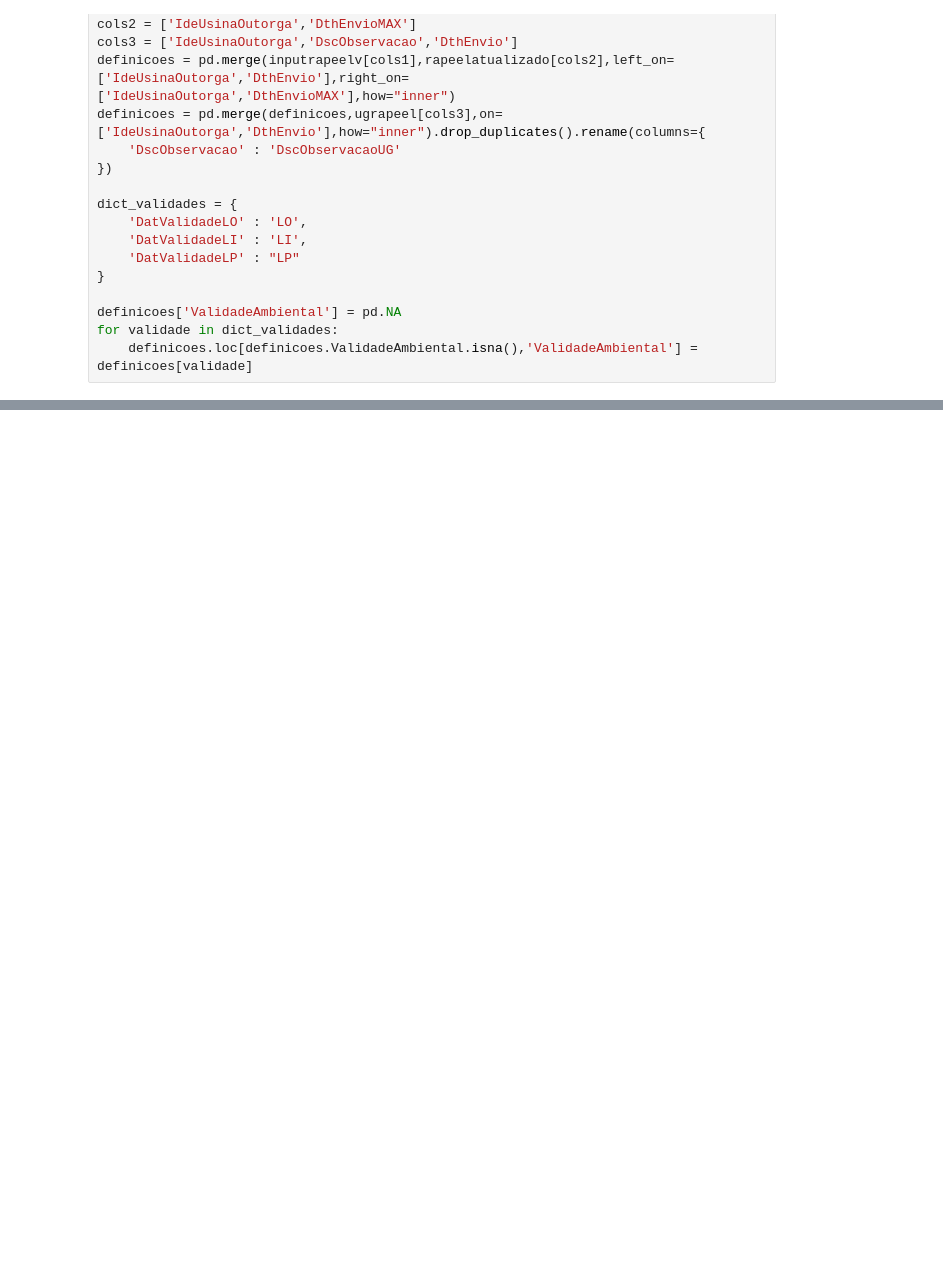
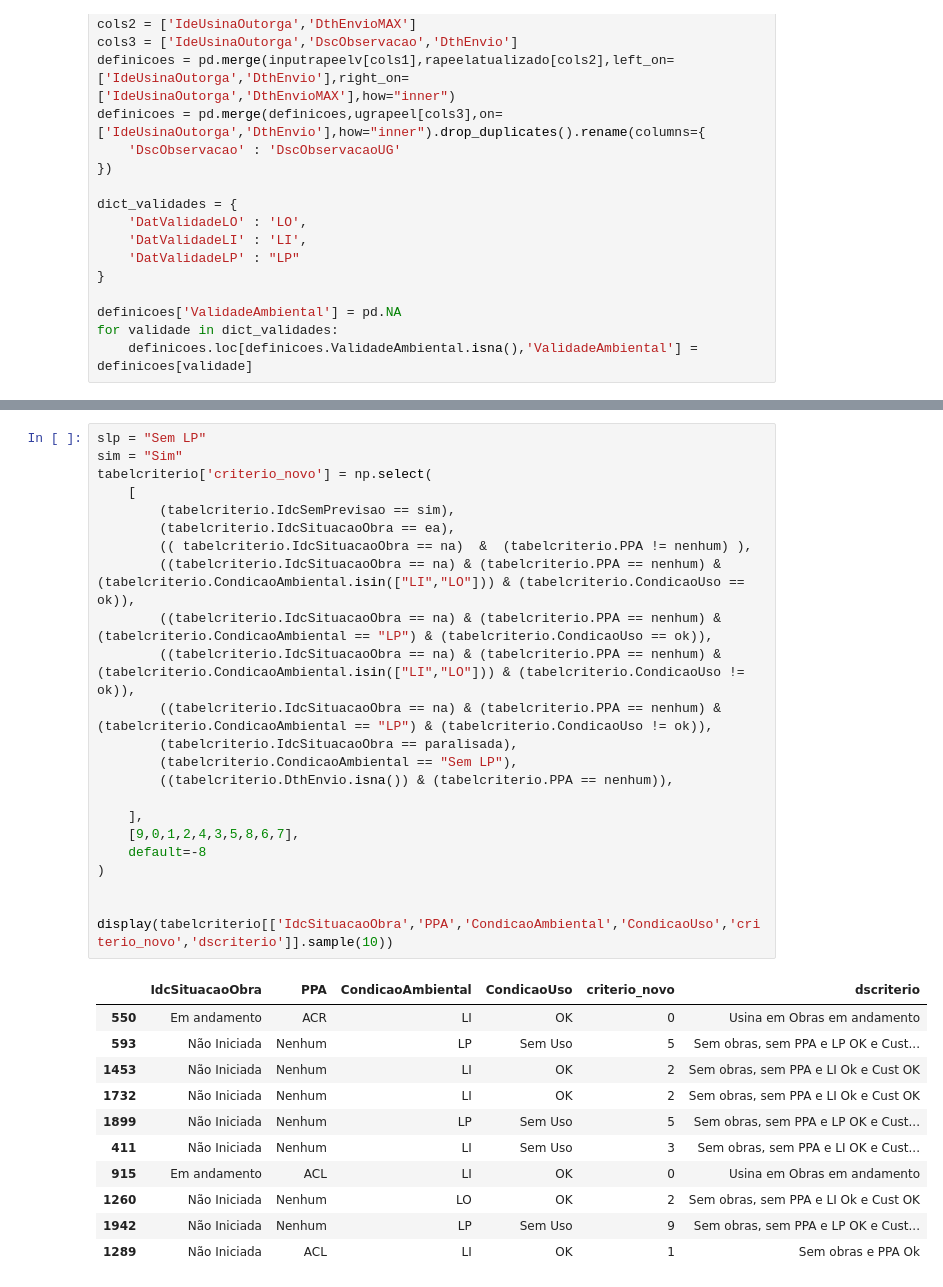
Before and after one commit to Vinicius667/Previsor, a Jupyter notebook: App/Previsor_teste.ipynb, the cells around one changed output, grey strips where cells are left out. Drawn from its saved outputs; the diff is of its cells as text; blank space fills up the shorter version.

```diff
--- a/App/Previsor_teste.ipynb
+++ b/App/Previsor_teste.ipynb
@@ -282,0 +344,35 @@ tabela_criterio = definicoesmonitoramento.loc[definicoesmonitoramento.IdcSemPrev
+# %%
+slp = "Sem LP"
+sim = "Sim"
+tabelcriterio['criterio_novo'] = np.select(
+    [
+        (tabelcriterio.IdcSemPrevisao == sim),
+        (tabelcriterio.IdcSituacaoObra == ea),
+        (( tabelcriterio.IdcSituacaoObra == na)  &  (tabelcriterio.PPA != nenhum) ),
+        ((tabelcriterio.IdcSituacaoObra == na) & (tabelcriterio.PPA == nenhum) & (tabelcriterio.CondicaoAmbiental.isin(["LI","LO"])) & (tabelcriterio.CondicaoUso == ok)),
+        ((tabelcriterio.IdcSituacaoObra == na) & (tabelcriterio.PPA == nenhum) & (tabelcriterio.CondicaoAmbiental == "LP") & (tabelcriterio.CondicaoUso == ok)),
+        ((tabelcriterio.IdcSituacaoObra == na) & (tabelcriterio.PPA == nenhum) & (tabelcriterio.CondicaoAmbiental.isin(["LI","LO"])) & (tabelcriterio.CondicaoUso != ok)),
+        ((tabelcriterio.IdcSituacaoObra == na) & (tabelcriterio.PPA == nenhum) & (tabelcriterio.CondicaoAmbiental == "LP") & (tabelcriterio.CondicaoUso != ok)),
+        (tabelcriterio.IdcSituacaoObra == paralisada),
+        (tabelcriterio.CondicaoAmbiental == "Sem LP"),
+        ((tabelcriterio.DthEnvio.isna()) & (tabelcriterio.PPA == nenhum)),
+
+    ],
+    [9,0,1,2,4,3,5,8,6,7],
+    default=-8
+)
+
+
+display(tabelcriterio[['IdcSituacaoObra','PPA','CondicaoAmbiental','CondicaoUso','criterio_novo','dscriterio']].sample(10))
+# %% [output]
+|  | IdcSituacaoObra | PPA | CondicaoAmbiental | CondicaoUso | criterio_novo | dscriterio |
+| 550 | Em andamento | ACR | LI | OK | 0 | Usina em Obras em andamento |
+| 593 | Não Iniciada | Nenhum | LP | Sem Uso | 5 | Sem obras, sem PPA e LP OK e Cust... |
+| 1453 | Não Iniciada | Nenhum | LI | OK | 2 | Sem obras, sem PPA e LI Ok e Cust OK |
+| 1732 | Não Iniciada | Nenhum | LI | OK | 2 | Sem obras, sem PPA e LI Ok e Cust OK |
+| 1899 | Não Iniciada | Nenhum | LP | Sem Uso | 5 | Sem obras, sem PPA e LP OK e Cust... |
+| 411 | Não Iniciada | Nenhum | LI | Sem Uso | 3 | Sem obras, sem PPA e LI OK e Cust... |
+| 915 | Em andamento | ACL | LI | OK | 0 | Usina em Obras em andamento |
+| 1260 | Não Iniciada | Nenhum | LO | OK | 2 | Sem obras, sem PPA e LI Ok e Cust OK |
+| 1942 | Não Iniciada | Nenhum | LP | Sem Uso | 9 | Sem obras, sem PPA e LP OK e Cust... |
+| 1289 | Não Iniciada | ACL | LI | OK | 1 | Sem obras e PPA Ok |
```
Also changed, not shown: parts of 8 cells of this notebook, 1 other file.
